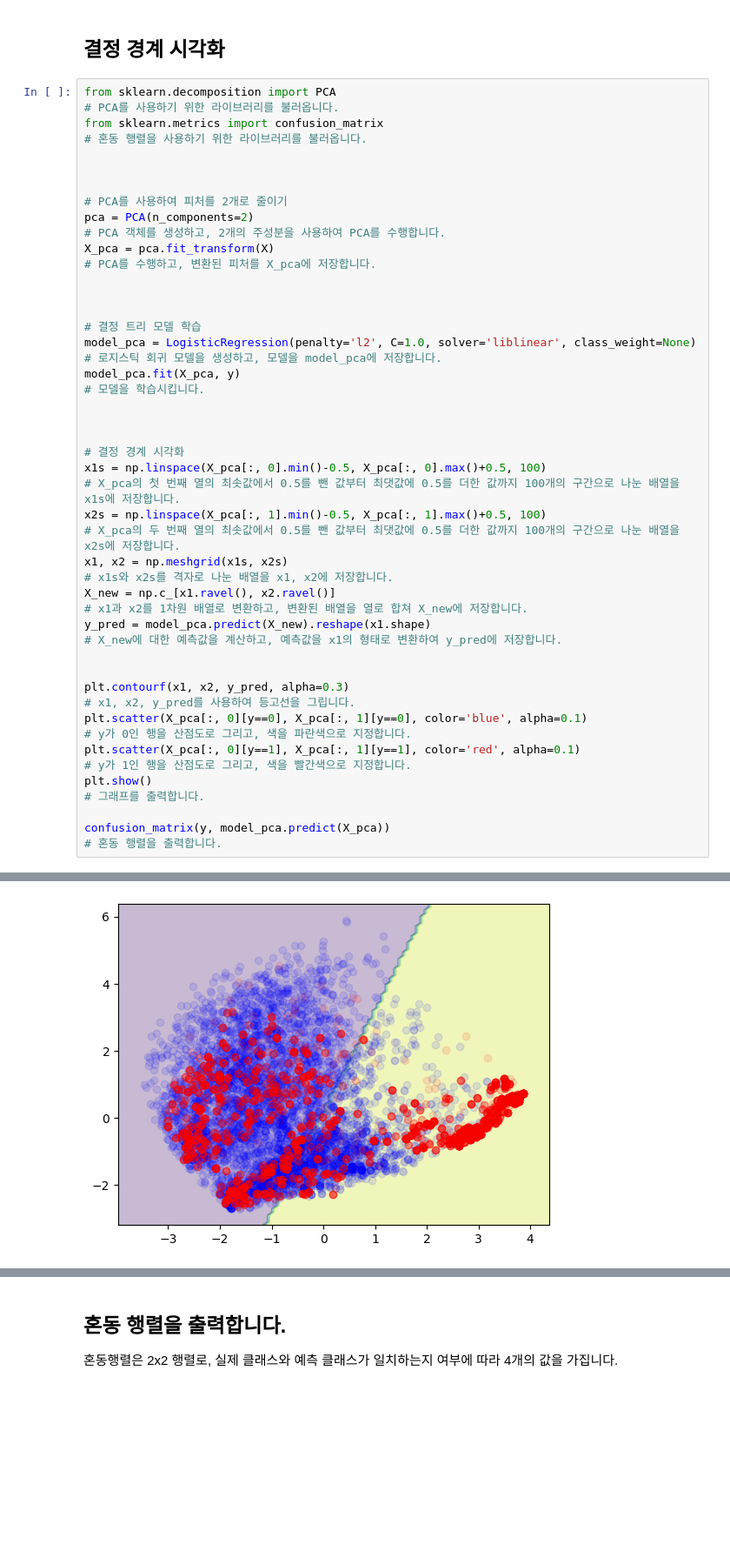
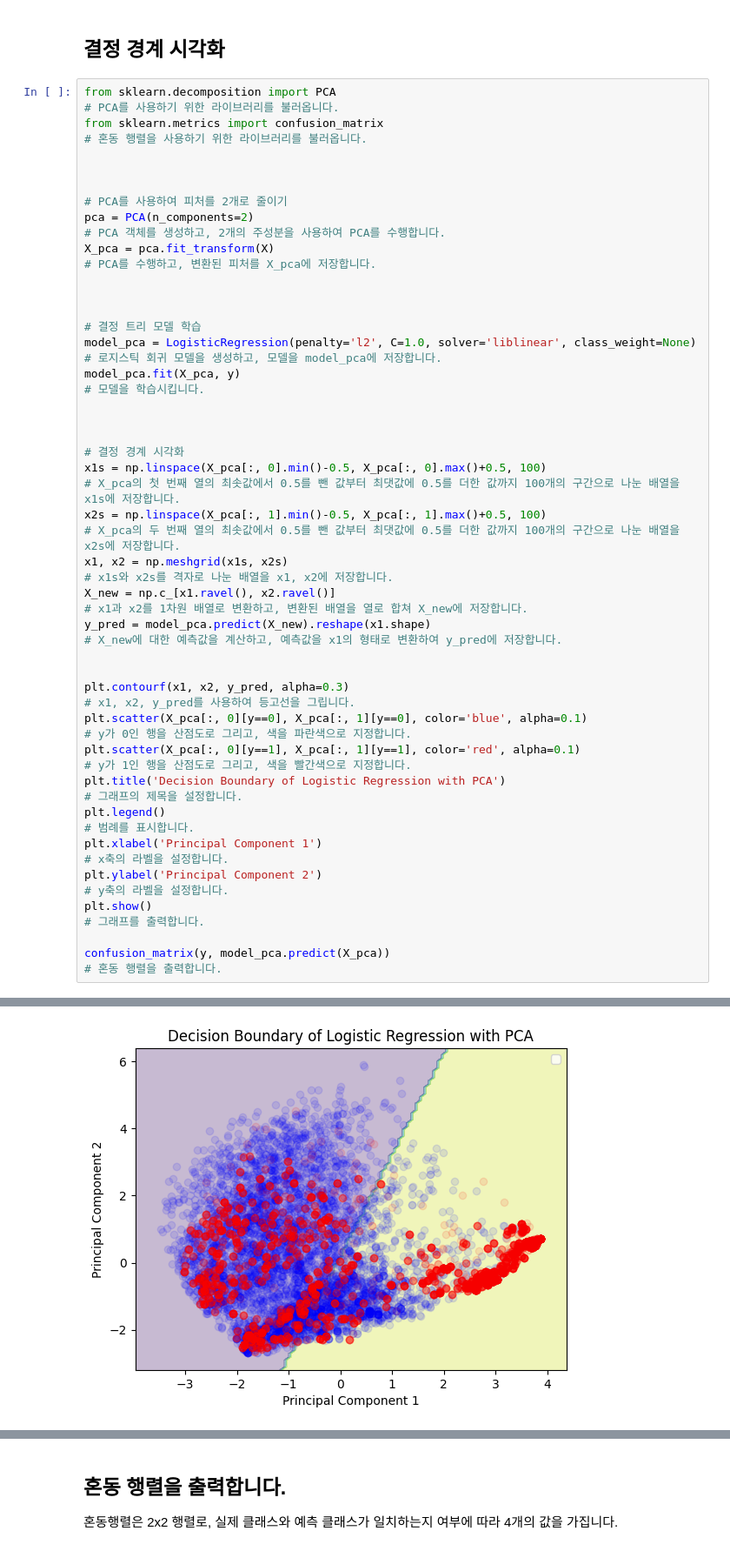
Before and after one commit to jaehyunGo/chem2401, a Jupyter notebook: 3.ModelFitting/3-1.Logistic_Regression.ipynb, the cells around one changed output, grey strips where cells are left out. Shown: that part at 87% size. Saved outputs shown, nothing was run; the diff lists cells and outputs as text; blank space fills up the shorter version.

```diff
--- a/3.ModelFitting/3-1.Logistic_Regression.ipynb
+++ b/3.ModelFitting/3-1.Logistic_Regression.ipynb
@@ -159,6 +159,14 @@ plt.scatter(X_pca[:, 0][y==0], X_pca[:, 1][y==0], color='blue', alpha=0.1)
 # y가 0인 행을 산점도로 그리고, 색을 파란색으로 지정합니다.
 plt.scatter(X_pca[:, 0][y==1], X_pca[:, 1][y==1], color='red', alpha=0.1)
 # y가 1인 행을 산점도로 그리고, 색을 빨간색으로 지정합니다.
+plt.title('Decision Boundary of Logistic Regression with PCA')
+# 그래프의 제목을 설정합니다.
+plt.legend()
+# 범례를 표시합니다.
+plt.xlabel('Principal Component 1')
+# x축의 라벨을 설정합니다.
+plt.ylabel('Principal Component 2')
+# y축의 라벨을 설정합니다.
 plt.show()
 # 그래프를 출력합니다.
 
@@ -168 +177 @@ confusion_matrix(y, model_pca.predict(X_pca))
-[figure, old version]
+[figure, new version]
```
Also changed, not shown: parts of 3 cells of this notebook.
